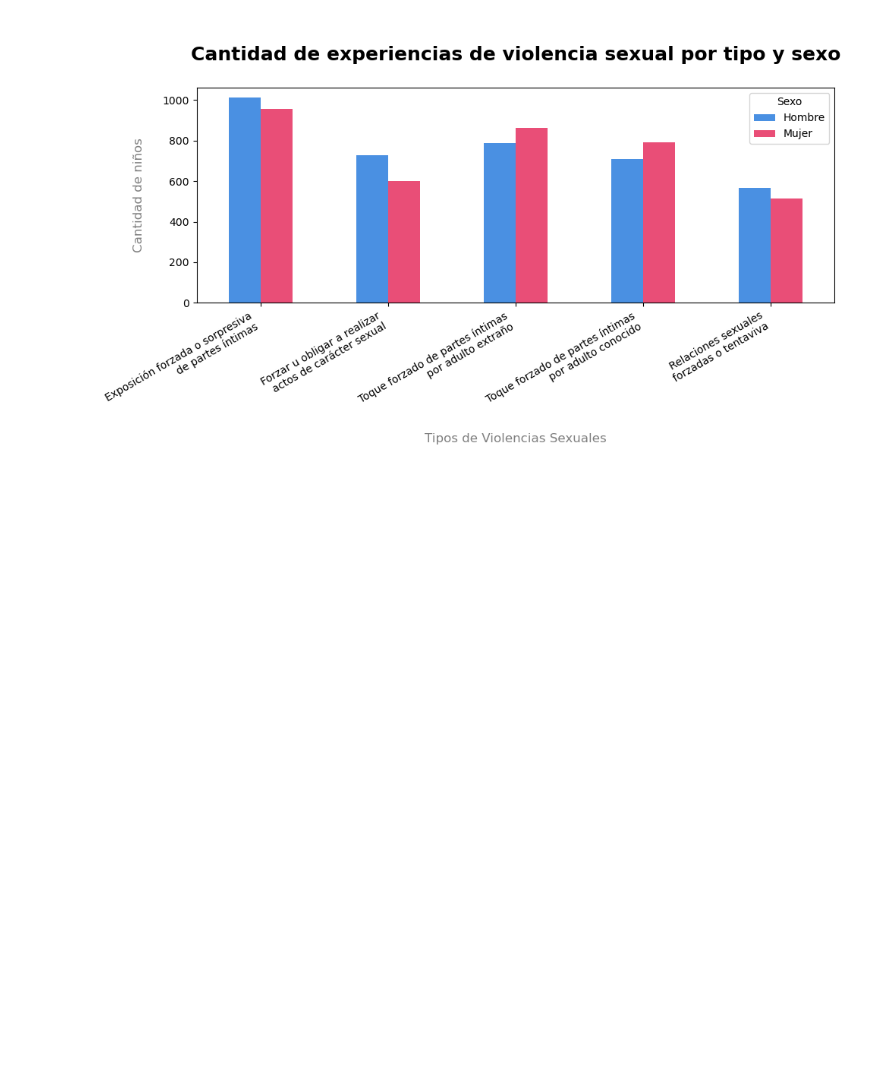
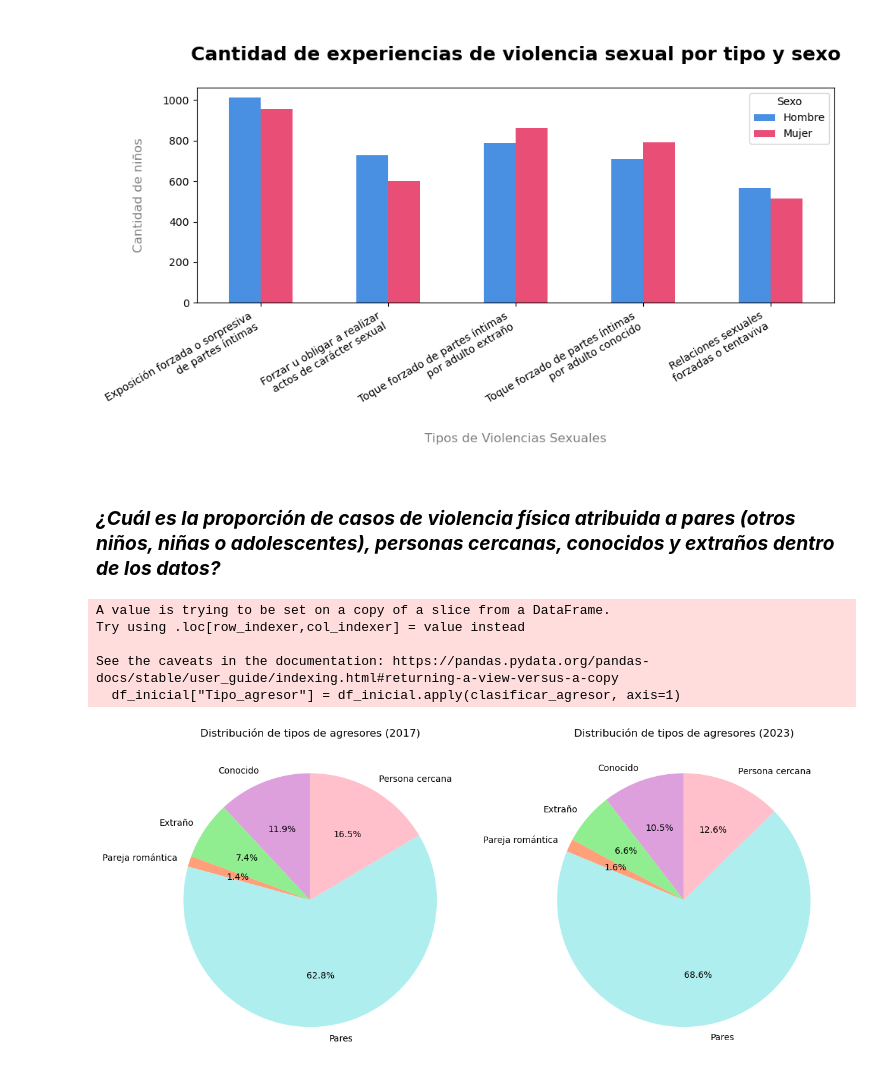
Before and after one commit to ConstanzaHernandezTorres/IMT2200-Proyecto-grupal, a Jupyter notebook: Repo1 - Avance.ipynb, the cells around one changed output. Saved outputs shown, nothing was run; the diff lists cells and outputs as text; code cells hidden in the pictures; blank space fills up the shorter version.

```diff
--- a/Repo1 - Avance.ipynb
+++ b/Repo1 - Avance.ipynb
@@ -448,3 +448,71 @@ plt.tight_layout()
 plt.show()
 # %% [output]
 [figure]
+# %% [markdown]
+### ***¿Cuál es la proporción de casos de violencia física atribuida a pares (otros niños, niñas o adolescentes), personas cercanas, conocidos y extraños dentro de los datos?***
+# %%
+violencia_fisica = ["PA_5_4","PA_6_4","PA_6_5","PA_7_4","PA_7_5","PB_2","PB_2_4","PC_1","PC_2","PC_5","PC_5_3"]
+df_inicial[violencia_fisica] = df_inicial[violencia_fisica].replace(0, pd.NA)
+df_inicial = df_inicial[df_inicial[violencia_fisica].notna().any(axis=1)]
+# %%
+def clasificar_agresor(row):
+    if (
+       (pd.notna(row.get("PA_5_4")) and row["PA_5_4"] in [3,4])  #Esta alternativa indica que sea adolescente, niño o niña.
+       or (pd.notna(row.get("PC_1")) and row["PC_1"] == 1)  #Esta pregunta especifica que fue agredido por un niño, niña o adolescente.
+       or (pd.notna(row.get("PC_2")) and row["PC_2"] == 1)  #Esta pregunta especifica que fue agredido por un grupo de niños, niñas o adolescentes.
+    ):
+        return "Pares"
+
+    if (
+       (pd.notna(row.get("PA_6_4")) and row["PA_6_4"] == 1)  #Esta alternativa indica que fue agredido por alguien cercano con quien vive.
+       or (pd.notna(row.get("PA_7_4")) and row["PA_7_4"] == 1)  #Esta alternativa indica que fue agredido por alguién cercano con quien vive.
+       or ((pd.notna(row.get("PB_2")) and row["PB_2"] == 1) and  #Esta pregunta especifica que fue agredido por algún adulto cercano.
+       (pd.notna(row.get("PB_2_4")) and row["PB_2_4"] == 1))  #Esta alternativa indica que vive con el adulto cercano que lo agredió.
+    ):
+        return "Persona cercana"
+
+    if (pd.notna(row.get("PC_5")) and row["PC_5"] == 1):  #Esta pregunta especifica que fue agredido por una pareja romántica
+        return "Pareja romántica"
+
+    if (
+       (pd.notna(row.get("PA_6_4")) and row["PA_6_4"] == 2) #Esta alternativa indica que fue agredido por alguien cercano, pero con quien no vive.
+       or (pd.notna(row.get("PA_7_4")) and row["PA_7_4"] == 2)   #Esta alternativa indica que fue agredido por alguien cercano, pero con quien no vive.
+       or ((pd.notna(row.get("PB_2")) and row["PB_2"] == 1) and   #Esta pregunta especifica que fue agredido por algún adulto cercano.
+       (pd.notna(row.get("PB_2_4")) and row["PB_2_4"] == 2))  #Esta alternativa indica que no vive con el adulto cercano que lo agredió.
+    ):
+        return "Conocido"
+
+    if (
+       (pd.notna(row.get("PA_6_4")) and row["PA_6_4"] == 3)  #Esta alternativa indica que fue agredido por un extraño.
+       or (pd.notna(row.get("PA_7_4")) and row["PA_7_4"] == 3)  #Esta alternativa indica que fue agredido por un extraño.
+    ):
+        return "Extraño"
+
+    return pd.NA
+
+df_inicial["Tipo_agresor"] = df_inicial.apply(clasificar_agresor, axis=1)
+
+conteos = (df_inicial.groupby(["Año", "Tipo_agresor"], observed=True).size().reset_index(name="Casos"))
+
+# Calcular proporciones dentro de cada año
+conteos["Porcentaje"] = (conteos.groupby("Año")["Casos"].transform(lambda x: x / x.sum() * 100))
+proporciones = conteos.copy()
+
+colores = ['plum', "lightgreen",'lightsalmon','paleturquoise', "pink"]
+fig, axes = plt.subplots(1, 2, figsize=(12, 6))
+
+for i, año in enumerate(sorted(df_inicial["Año"].unique())):
+    datos = proporciones[proporciones["Año"] == año]
+    axes[i].pie(datos["Porcentaje"], labels=datos["Tipo_agresor"],
+                colors=colores, autopct='%1.1f%%', startangle=90)
+    axes[i].set_title(f"Distribución de tipos de agresores ({año})")
+
+plt.tight_layout()
+plt.show()
+# %% [output]
+A value is trying to be set on a copy of a slice from a DataFrame.
+Try using .loc[row_indexer,col_indexer] = value instead
+
+See the caveats in the documentation: https://pandas.pydata.org/pandas-docs/stable/user_guide/indexing.html#returning-a-view-versus-a-copy
+  df_inicial["Tipo_agresor"] = df_inicial.apply(clasificar_agresor, axis=1)
+[figure, added]
```
Also changed, not shown: parts of 8 cells of this notebook, 1 other file.
